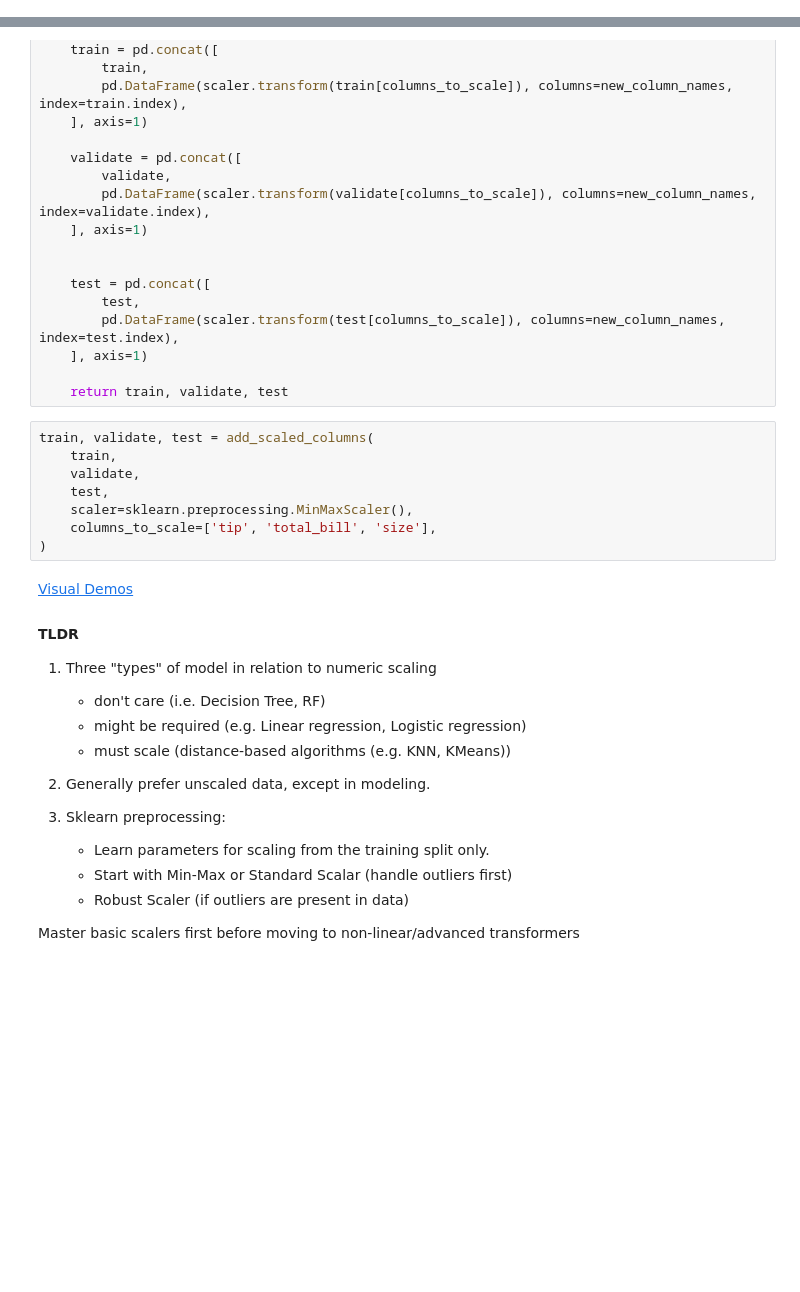
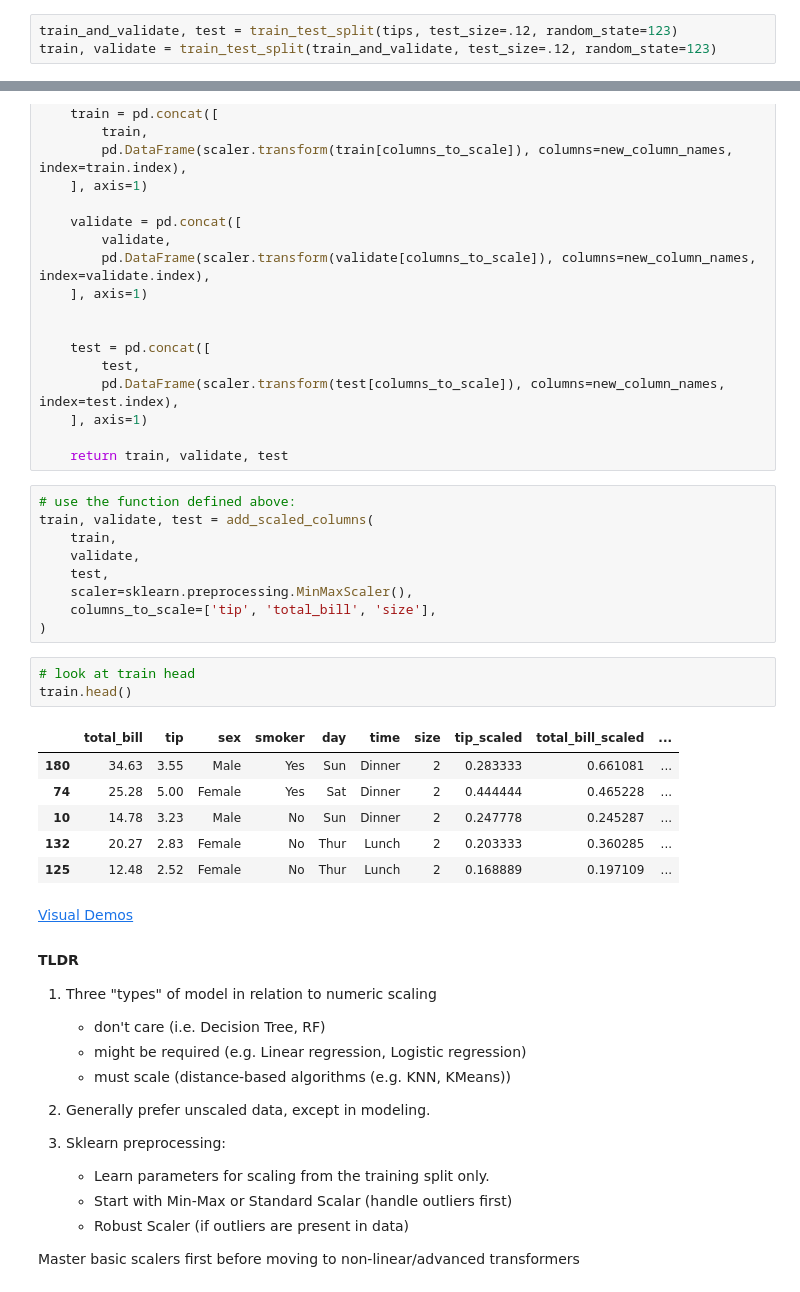
Before and after one commit to CodeupClassroom/germain-regression-exercises, a Jupyter notebook: scaling_lesson.ipynb, the cells around one changed output, grey strips where cells are left out. Drawn from its saved outputs; the diff is of its cells as text; blank space fills up the shorter version.

```diff
--- a/scaling_lesson.ipynb
+++ b/scaling_lesson.ipynb
@@ -286,6 +300,9 @@ train.total_bill_scaled.plot.hist(title='Quantile Transformed to Normal');
 Suppose I want to scale tip, total bill, and size.
 
 The goal is a dataframe with the original columns + scaled columns, e.g. `tip_scaled`.
+# %%
+train_and_validate, test = train_test_split(tips, test_size=.12, random_state=123)
+train, validate = train_test_split(train_and_validate, test_size=.12, random_state=123)
 # %%
 def add_scaled_columns(train, validate, test, scaler, columns_to_scale):
 
@@ -314,6 +331,7 @@ def add_scaled_columns(train, validate, test, scaler, columns_to_scale):
 
     return train, validate, test
 # %%
+# use the function defined above:
 train, validate, test = add_scaled_columns(
     train,
     validate,
@@ -321,6 +339,16 @@ train, validate, test = add_scaled_columns(
     scaler=sklearn.preprocessing.MinMaxScaler(),
     columns_to_scale=['tip', 'total_bill', 'size'],
 )
+# %%
+# look at train head
+train.head()
+# %% [output]
+|  | total_bill | tip | sex | smoker | day | time | size | tip_scaled | total_bill_scaled | ... |
+| 180 | 34.63 | 3.55 | Male | Yes | Sun | Dinner | 2 | 0.283333 | 0.661081 | ... |
+| 74 | 25.28 | 5.00 | Female | Yes | Sat | Dinner | 2 | 0.444444 | 0.465228 | ... |
+| 10 | 14.78 | 3.23 | Male | No | Sun | Dinner | 2 | 0.247778 | 0.245287 | ... |
+| 132 | 20.27 | 2.83 | Female | No | Thur | Lunch | 2 | 0.203333 | 0.360285 | ... |
+| 125 | 12.48 | 2.52 | Female | No | Thur | Lunch | 2 | 0.168889 | 0.197109 | ... |
 # %% [markdown]
 
 [Visual Demos](https://stats-demos.zach.wiki/)
```
Also changed, not shown: parts of 4 cells of this notebook.
